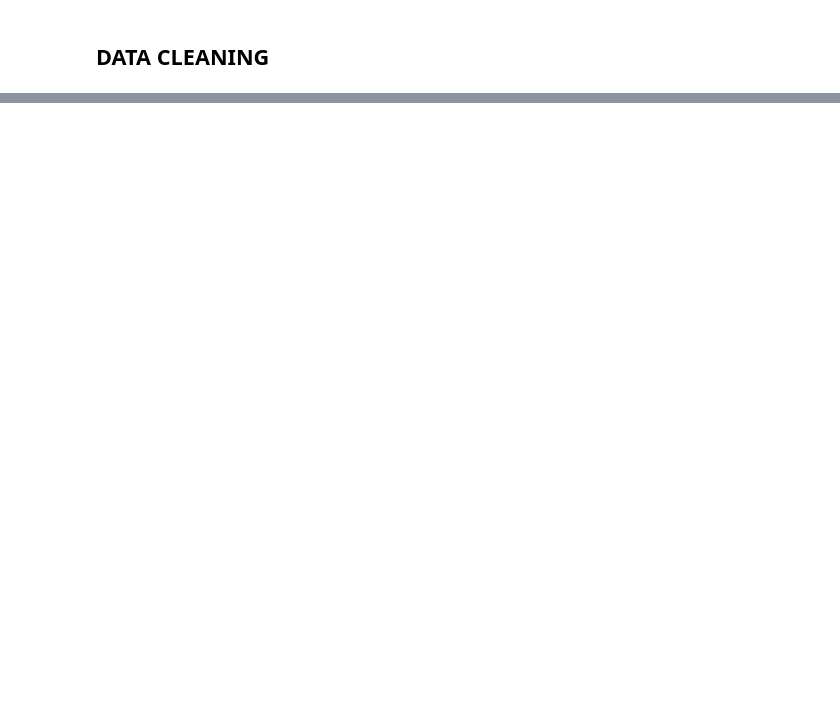
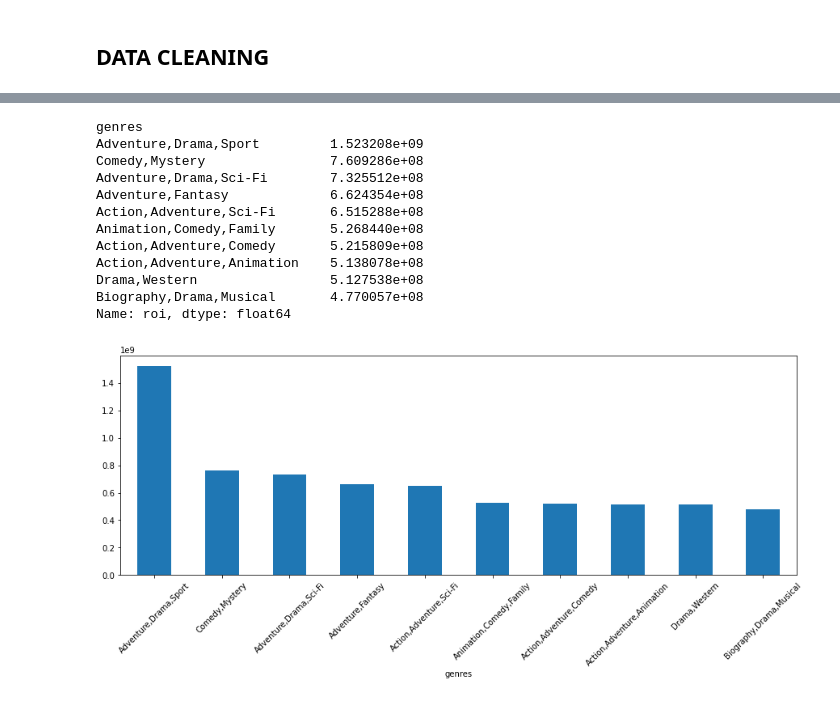
Before and after one commit to N-kioko/Movies_Products_and_Market_Analysis, a Jupyter notebook: index.ipynb, the cells around one changed output, grey strips where cells are left out. Drawn from its saved outputs; the diff is of its cells as text; code cells hidden in the pictures; blank space fills up the shorter version.

```diff
--- a/index.ipynb
+++ b/index.ipynb
@@ -336,0 +383,18 @@ combined_df.groupby('start_year')['movie_id'].count().sort_values(ascending=Fals
+# %%
+# genres with the highest ROI
+roi_df.groupby('genres')['roi'].mean().sort_values(ascending=False).head(10).plot(kind='bar', figsize=(15,5), rot=45)
+roi_df.groupby('genres')['roi'].mean().sort_values(ascending=False).head(10)
+# %% [output]
+genres
+Adventure,Drama,Sport         1.523208e+09
+Comedy,Mystery                7.609286e+08
+Adventure,Drama,Sci-Fi        7.325512e+08
+Adventure,Fantasy             6.624354e+08
+Action,Adventure,Sci-Fi       6.515288e+08
+Animation,Comedy,Family       5.268440e+08
+Action,Adventure,Comedy       5.215809e+08
+Action,Adventure,Animation    5.138078e+08
+Drama,Western                 5.127538e+08
+Biography,Drama,Musical       4.770057e+08
+Name: roi, dtype: float64
+[figure, added]
```
Also changed, not shown: parts of 27 cells of this notebook.
